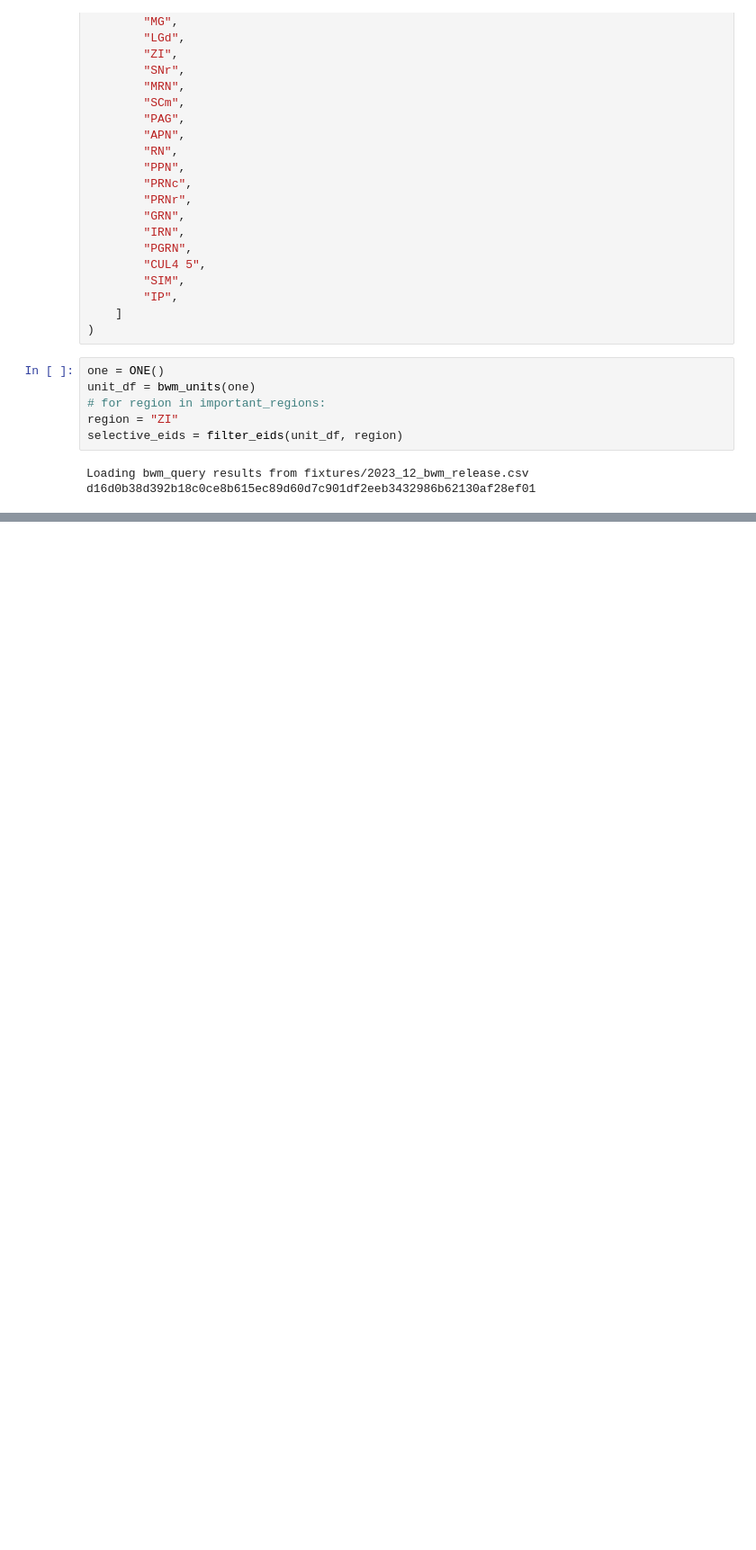
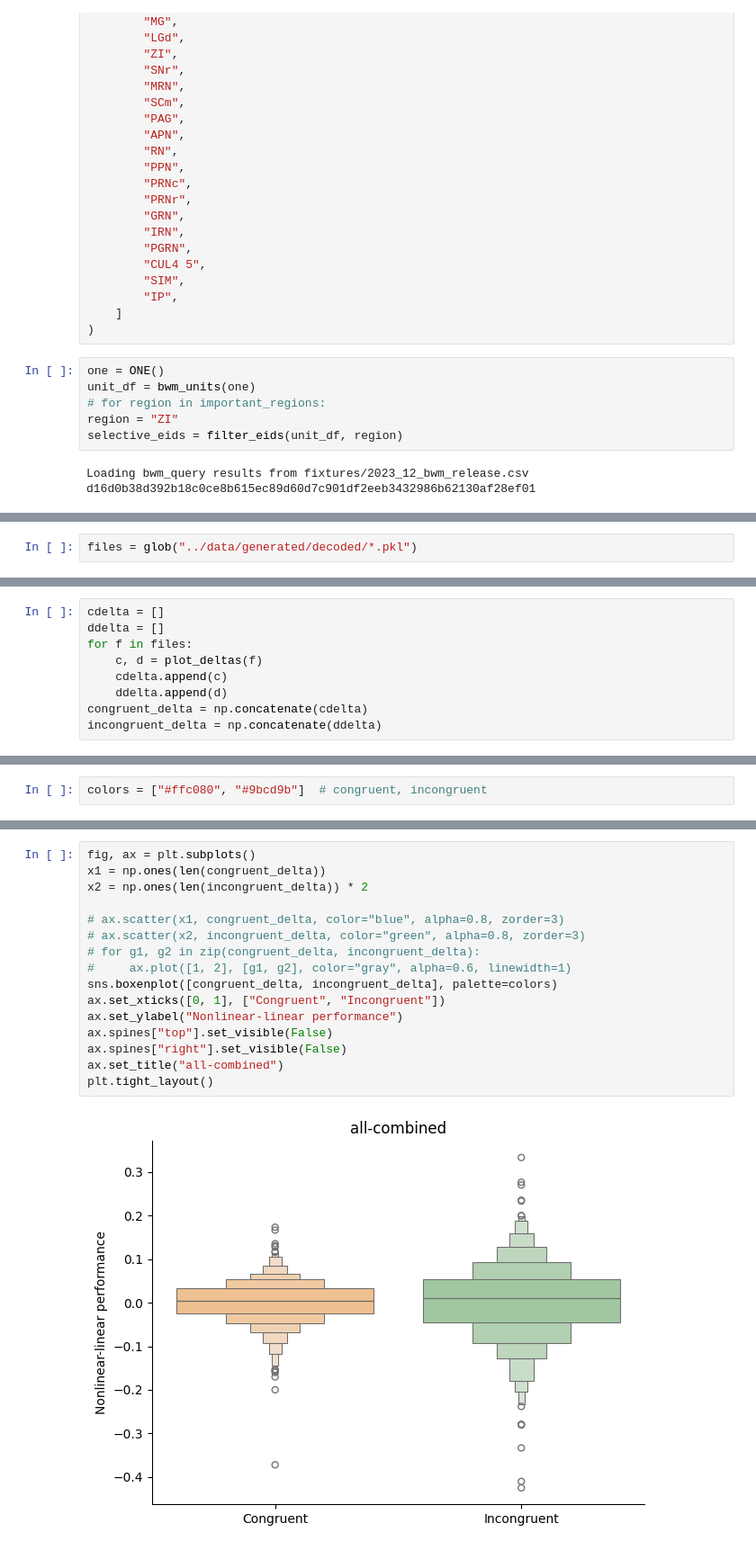
Before and after one commit to debottamKundu/ibl-partial-info-decomp, a Jupyter notebook: notebooks/decoder_mi.ipynb, the cells around one changed output, grey strips where cells are left out. Shown at 90% size. Saved outputs shown, nothing was run; the diff lists cells and outputs as text; blank space fills up the shorter version.

```diff
--- a/notebooks/decoder_mi.ipynb
+++ b/notebooks/decoder_mi.ipynb
@@ -94,0 +89,2 @@ dict_keys(['neurons', 'trials', 'incongruent_pid', 'congruent_pid', 'incongruent
+# %%
+files = glob("../data/generated/decoded/*.pkl")
@@ -94,0 +144,9 @@ dict_keys(['neurons', 'trials', 'incongruent_pid', 'congruent_pid', 'incongruent
+# %%
+cdelta = []
+ddelta = []
+for f in files:
+    c, d = plot_deltas(f)
+    cdelta.append(c)
+    ddelta.append(d)
+congruent_delta = np.concatenate(cdelta)
+incongruent_delta = np.concatenate(ddelta)
@@ -94,0 +175,2 @@ dict_keys(['neurons', 'trials', 'incongruent_pid', 'congruent_pid', 'incongruent
+# %%
+colors = ["#ffc080", "#9bcd9b"]  # congruent, incongruent
@@ -94,0 +182,18 @@ dict_keys(['neurons', 'trials', 'incongruent_pid', 'congruent_pid', 'incongruent
+# %%
+fig, ax = plt.subplots()
+x1 = np.ones(len(congruent_delta))
+x2 = np.ones(len(incongruent_delta)) * 2
+
+# ax.scatter(x1, congruent_delta, color="blue", alpha=0.8, zorder=3)
+# ax.scatter(x2, incongruent_delta, color="green", alpha=0.8, zorder=3)
+# for g1, g2 in zip(congruent_delta, incongruent_delta):
+#     ax.plot([1, 2], [g1, g2], color="gray", alpha=0.6, linewidth=1)
+sns.boxenplot([congruent_delta, incongruent_delta], palette=colors)
+ax.set_xticks([0, 1], ["Congruent", "Incongruent"])
+ax.set_ylabel("Nonlinear-linear performance")
+ax.spines["top"].set_visible(False)
+ax.spines["right"].set_visible(False)
+ax.set_title("all-combined")
+plt.tight_layout()
+# %% [output]
+[figure, added]
```
Also changed, not shown: parts of 18 cells of this notebook, 8 other files.
